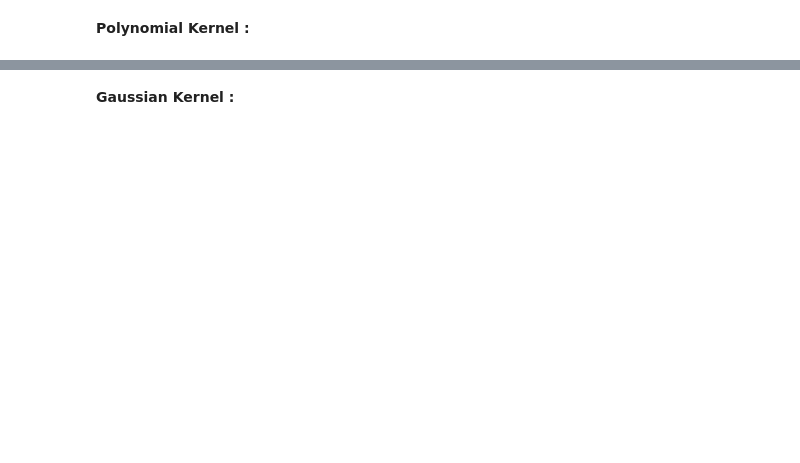
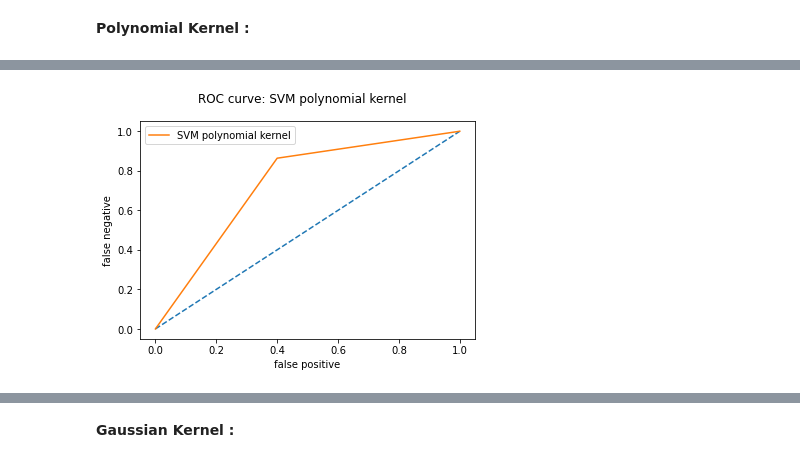
Before and after one commit to mohammedAljadd/students-performance-prediction, a Jupyter notebook: code.ipynb, the cells around one changed output, grey strips where cells are left out. Saved outputs shown, nothing was run; the diff lists cells and outputs as text; code cells hidden in the pictures; blank space fills up the shorter version.

```diff
--- a/code.ipynb
+++ b/code.ipynb
@@ -1286,21 +1321,2 @@ The confusion matrix is :
 # %% [markdown]
 **Polynomial Kernel :**
-# %%
-###################################################### Polynomial kernel ######################################################
-
-# Let's get the optimal C and the degree value for the polynomial kernal
-optimal_C, optimal_d = optimal_C_d_values()
-
-# Now let's use the optimal c value and the optimal degree value
-poly_clf = SVC(C=optimal_C,kernel='poly', degree=optimal_d)
-
-# Let's train the model with the optimal C value and calculate the training time
-tic = time()
-poly_clf.fit(X_train, y_train)
-toc = time()
-time2 = str(round(1000*(toc-tic))) + "ms"
-y_poly = poly_clf.predict(X_test)
-poly_accuracy = (accuracy_score(y_test, y_poly)*100)
-
-# Let's show the resuls
-showResults(poly_accuracy, time2, y_poly,'SVM polynomial kernel')
@@ -1322,0 +1323,64 @@ The confusion matrix is :
+# %%
+###################################################### Polynomial kernel #######################################################
+optimal_split_state2 = 0
+maxAccuracy = 0
+maxF1 = 0
+
+
+# We already tune parameters, we do not need to loop over all the hyperparamters again,
+# if you want to do so just set max_iteration to 500 for example
+# and remove the line 'optimal_split_state2 = 7070621' at the bottom of this cell.
+
+max_iteration = 0
+if max_iteration != 0:
+    print ('----------------------------------------Hyperparameters tunning starts----------------------------------------\n\n')
+for k in range(max_iteration):
+    print ('Iteration :'+str(k)+', Current accuracy: '+str(maxAccuracy)+', Current f1 '+str(maxF1), end="\r")
+
+    split_state = np.random.randint(1,100000000)-1
+    X_train,X_val,X_test,y_train,y_val,y_test = split(df,rest_size=0.4,test_size=0.4,randomState=split_state)
+
+    # Let's get the optimal C and the degree value for the polynomial kernal
+    optimal_C, optimal_d = optimal_C_d_values()
+
+    # Now let's use the optimal c value and the optimal degree value
+    poly_clf = SVC(C=optimal_C,kernel='poly', degree=optimal_d)
+
+    # Let's train the model with the optimal C value
+    poly_clf.fit(X_train, y_train)
+    y_poly = poly_clf.predict(X_test)
+    poly_f1 = f1_score(y_test, y_poly, average='macro')
+    poly_accuracy = accuracy_score(y_test, y_poly)*100
+
+    if poly_accuracy>maxAccuracy and poly_f1>maxF1:
+        maxAccuracy = poly_accuracy
+        maxF1 = poly_f1
+        optimal_split_state2 = split_state
+
+# We've already tuned our hyperparameters, we will not repeat that as it takes soo long.
+# The optimal split state for polynomial kernel is 7070621
+# Let's try that split state
+optimal_split_state2 = 7070621
+
+X_train,X_val,X_test,y_train,y_val,y_test = split(df,rest_size=0.4,test_size=0.4,randomState=optimal_split_state2)
+
+optimal_C, optimal_d = optimal_C_d_values()
+
+
+# Now let's use the optimal C value
+poly_clf = SVC(C=optimal_C,kernel='poly', degree=optimal_d)
+
+# Let's train the model and calculate the training time
+tic = time()
+poly_clf.fit(X_train, y_train)
+toc = time()
+time2 = str(round(1000*(toc-tic))) + "ms"
+y_poly = poly_clf.predict(X_test)
+poly_accuracy = accuracy_score(y_test, y_poly)*100
+if max_iteration != 0:
+    print('\n\n\n                            ---------------------------process ended'\
+         '------------------------------------                            \n\n\n')
+
+# Let's show the resuls
+showResults(poly_accuracy, time2, y_poly,'SVM polynomial kernel')
+# %% [output]
@@ -1322,0 +1390 @@ The confusion matrix is :
+[figure, added]
```
Also changed, not shown: parts of 58 cells of this notebook.
